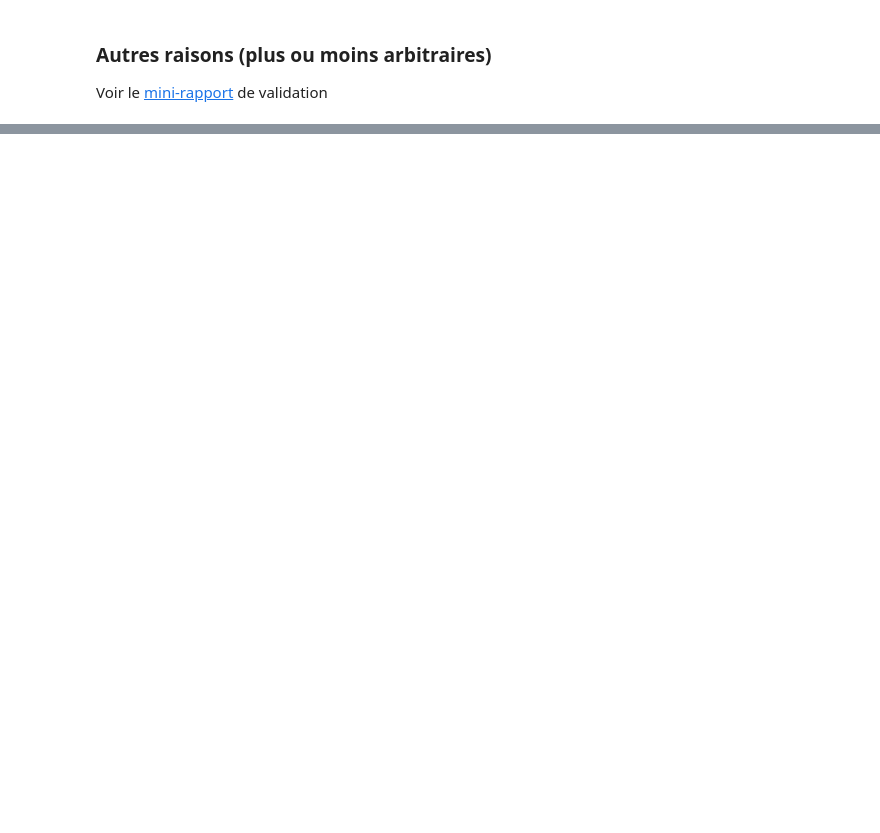
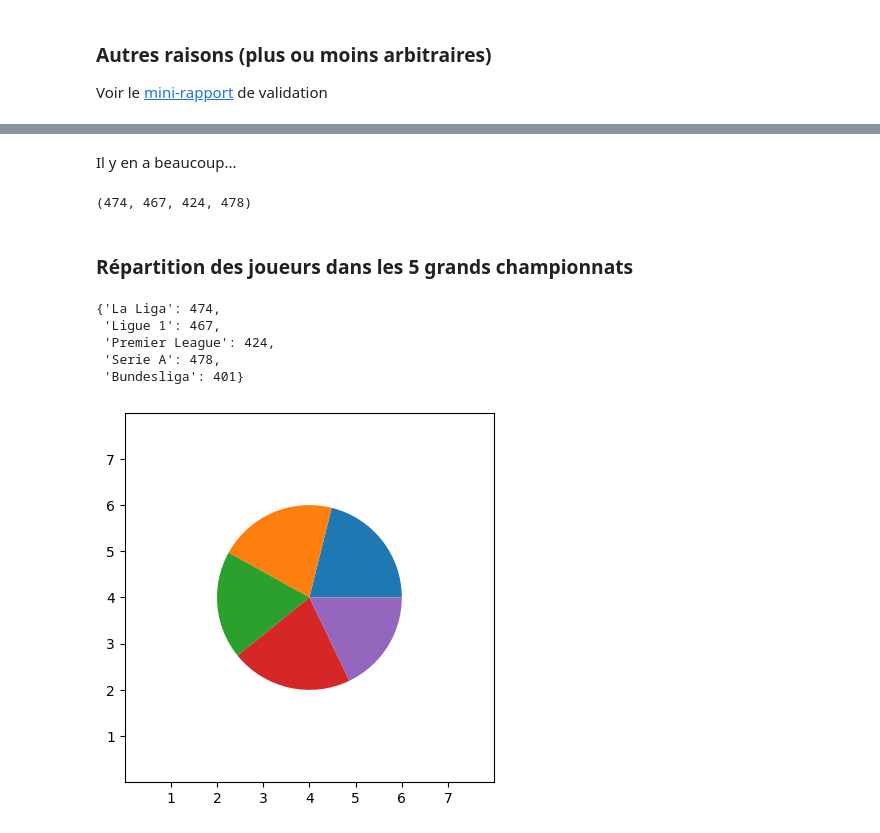
Before and after one commit to ThierryKunda/prediction-ballon-d-or, a Jupyter notebook: introduction.ipynb, the cells around one changed output, grey strips where cells are left out. Drawn from its saved outputs; the diff is of its cells as text; code cells hidden in the pictures; blank space fills up the shorter version.

Commit message:
Fin encodage 1-hot + début visualisation

```diff
--- a/introduction.ipynb
+++ b/introduction.ipynb
@@ -212,0 +258,10 @@ Voir le [mini-rapport](./IAS-projet-validation.pdf) de validation
+# %%
+dataset = pd.get_dummies(dataset, drop_first=True)
+# %%
+from pandas import DataFrame
+def get_cat_values(data: DataFrame, feature_name: str) -> list[str]:
+    """Récupère les valeurs catégorielles à partir du nom de la colonne après un encodage 1-hot.\n
+    En cas de encodage à k-1 valeurs, la valeur non explicite ne sera pas récupérée
+    """
+    values: list[str] = list(data.filter(regex=feature_name+"*").columns.values)
+    return [v.replace(feature_name+"_", "") for v in values]
@@ -212,0 +296,2 @@ Voir le [mini-rapport](./IAS-projet-validation.pdf) de validation
+# %% [markdown]
+Il y en a beaucoup...
@@ -212,0 +301,30 @@ Voir le [mini-rapport](./IAS-projet-validation.pdf) de validation
+# %%
+ligues = (len(dataset[dataset['Comp_La Liga'] == 1]),
+len(dataset[dataset['Comp_Ligue 1'] == 1]),
+len(dataset[dataset['Comp_Premier League'] == 1]),
+len(dataset[dataset['Comp_Serie A'] == 1]))
+ligues
+# %% [output]
+(474, 467, 424, 478)
+# %% [markdown]
+### Répartition des joueurs dans les 5 grands championnats
+# %%
+total_joueurs = dataset.shape[0]
+nb_par_champ = dict(zip(get_cat_values(dataset, "Comp"), ligues))
+# On ajoute la Bundesliga, retiré après le 1-hot
+nb_par_champ["Bundesliga"] = total_joueurs - sum(ligues)
+nb_par_champ
+# %% [output]
+{'La Liga': 474,
+ 'Ligue 1': 467,
+ 'Premier League': 424,
+ 'Serie A': 478,
+ 'Bundesliga': 401}
+# %%
+fig, ax = plt.subplots()
+ax.pie(nb_par_champ.values(), frame=True, center=(4,4), radius=2)
+ax.set(xlim=(0, 8), xticks=np.arange(1, 8),
+       ylim=(0, 8), yticks=np.arange(1, 8))
+plt.show()
+# %% [output]
+[figure, added]
```
Also changed, not shown: parts of 23 cells of this notebook.
